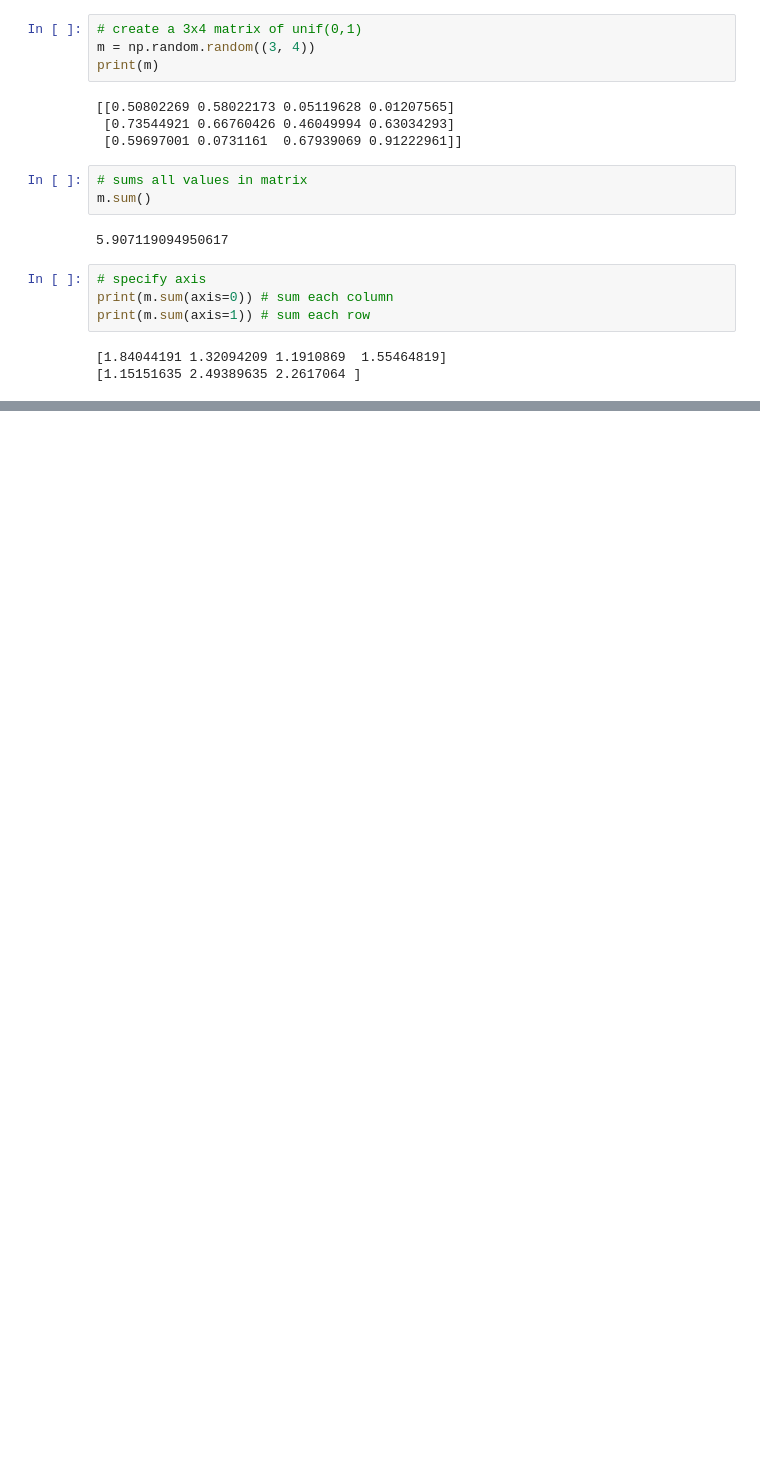
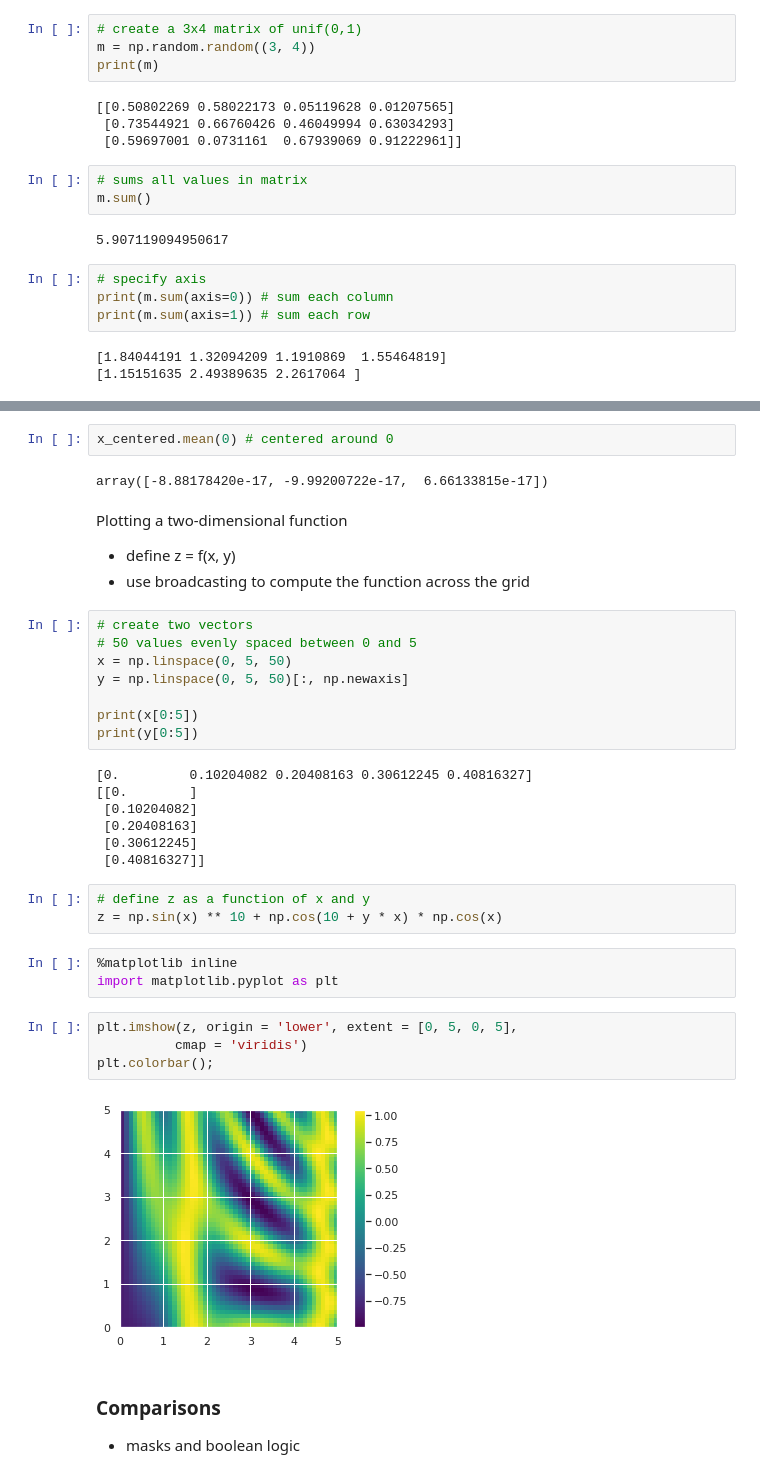
Before and after one commit to yanayang01/jupyter-notebooks, a Jupyter notebook: numpy-playground.ipynb, the cells around one changed output, grey strips where cells are left out. Saved outputs shown, nothing was run; the diff lists cells and outputs as text; blank space fills up the shorter version.

```diff
--- a/numpy-playground.ipynb
+++ b/numpy-playground.ipynb
@@ -379,0 +588,38 @@ print(m.sum(axis=1)) # sum each row
+# %%
+x_centered.mean(0) # centered around 0
+# %% [output]
+array([-8.88178420e-17, -9.99200722e-17,  6.66133815e-17])
+# %% [markdown]
+Plotting a two-dimensional function
+- define z = f(x, y)
+- use broadcasting to compute the function across the grid
+# %%
+# create two vectors
+# 50 values evenly spaced between 0 and 5
+x = np.linspace(0, 5, 50)
+y = np.linspace(0, 5, 50)[:, np.newaxis]
+
+print(x[0:5])
+print(y[0:5])
+# %% [output]
+[0.         0.10204082 0.20408163 0.30612245 0.40816327]
+[[0.        ]
+ [0.10204082]
+ [0.20408163]
+ [0.30612245]
+ [0.40816327]]
+# %%
+# define z as a function of x and y
+z = np.sin(x) ** 10 + np.cos(10 + y * x) * np.cos(x)
+# %%
+%matplotlib inline
+import matplotlib.pyplot as plt
+# %%
+plt.imshow(z, origin = 'lower', extent = [0, 5, 0, 5],
+          cmap = 'viridis')
+plt.colorbar();
+# %% [output]
+[figure, added]
+# %% [markdown]
+### Comparisons
+- masks and boolean logic
```
Also changed, not shown: parts of 115 cells of this notebook, 1 other file.
